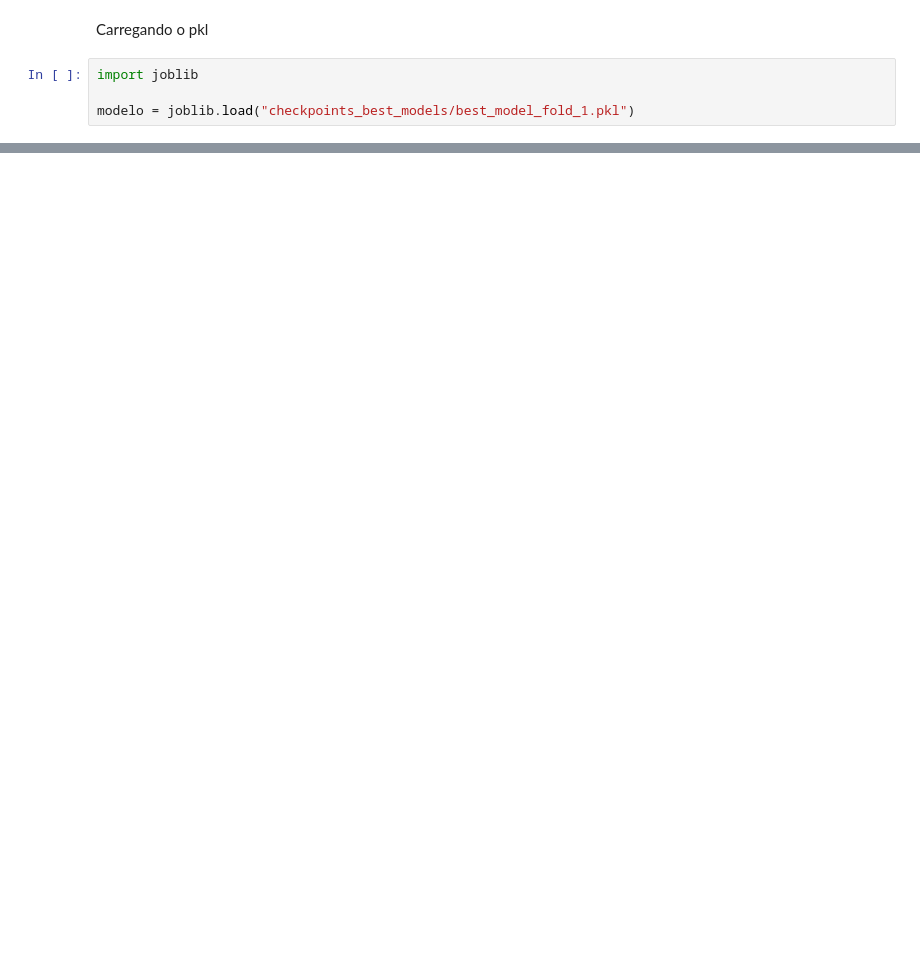
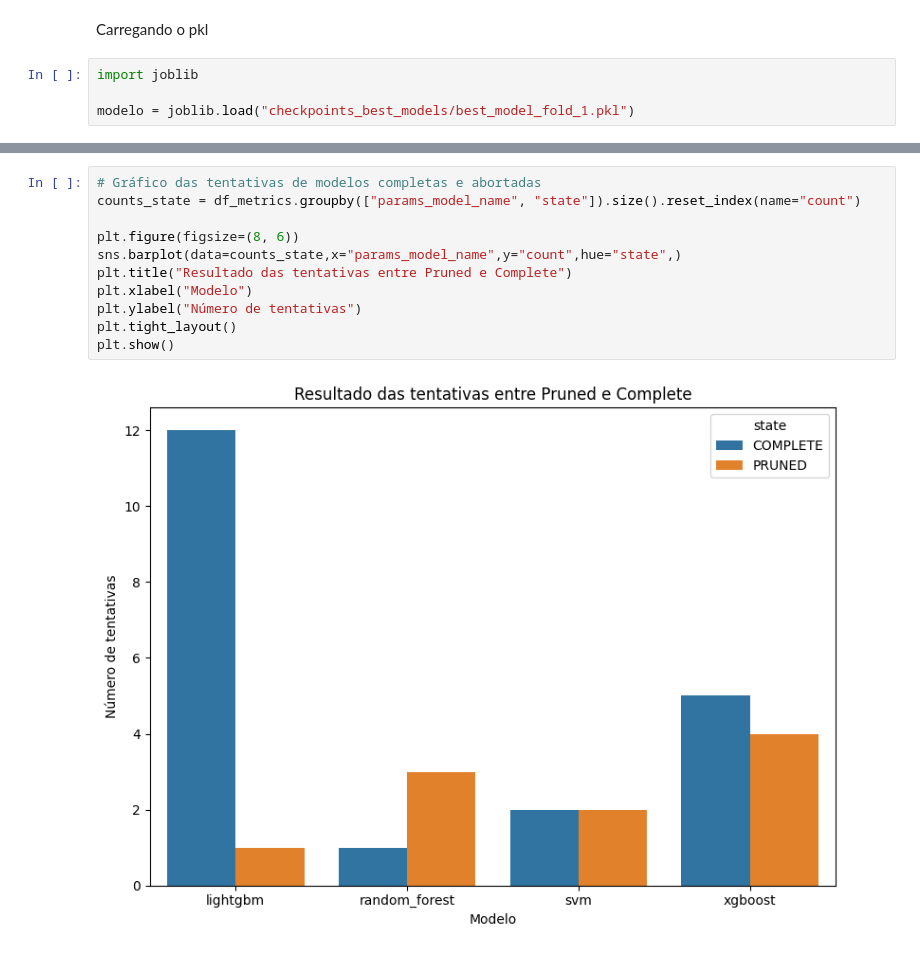
Before and after one commit to diego-pereira-de-lima/ita-project, a Jupyter notebook: notebooks_modelagem/modelagem_v2_robust_optuna.ipynb, the cells around one changed output, grey strips where cells are left out. Saved outputs shown, nothing was run; the diff lists cells and outputs as text; blank space fills up the shorter version.

```diff
--- a/notebooks_modelagem/modelagem_v2_robust_optuna.ipynb
+++ b/notebooks_modelagem/modelagem_v2_robust_optuna.ipynb
@@ -483,0 +674,13 @@ modelo.predict(X_data.iloc[-10:])
+# %%
+# Gráfico das tentativas de modelos completas e abortadas
+counts_state = df_metrics.groupby(["params_model_name", "state"]).size().reset_index(name="count")
+
+plt.figure(figsize=(8, 6))
+sns.barplot(data=counts_state,x="params_model_name",y="count",hue="state",)
+plt.title("Resultado das tentativas entre Pruned e Complete")
+plt.xlabel("Modelo")
+plt.ylabel("Número de tentativas")
+plt.tight_layout()
+plt.show()
+# %% [output]
+[figure, added]
```
Also changed, not shown: parts of 23 cells of this notebook, 2 other files.
